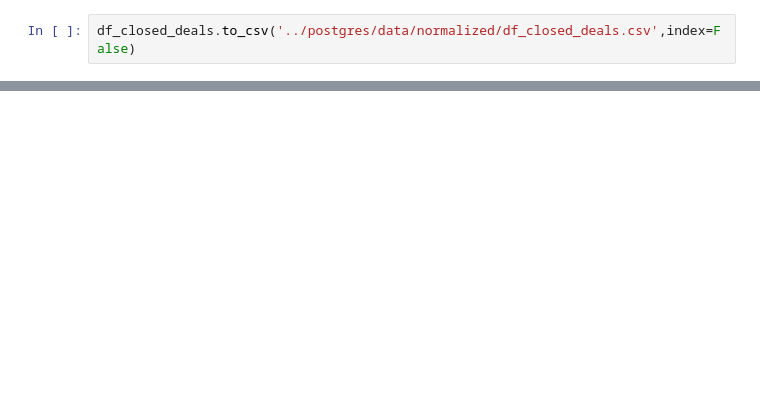
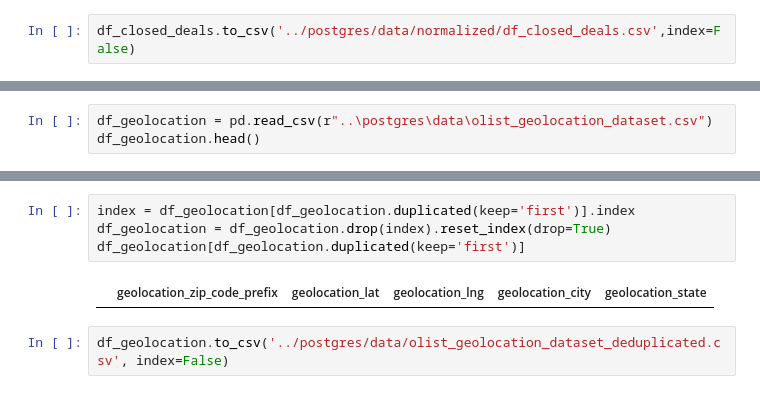
Before and after one commit to b1llywitant0/dbt-semantic-layer-implementation, a Jupyter notebook: analysis/EDA.ipynb, the cells around one changed output, grey strips where cells are left out. Cells and saved outputs as stored; diff of their text form; blank space fills up the shorter version.

```diff
--- a/analysis/EDA.ipynb
+++ b/analysis/EDA.ipynb
@@ -1630,0 +1633,3 @@ df_closed_deals.to_csv('../postgres/data/normalized/df_closed_deals.csv',index=F
+# %%
+df_geolocation = pd.read_csv(r"..\postgres\data\olist_geolocation_dataset.csv")
+df_geolocation.head()
@@ -1630,0 +1658,8 @@ df_closed_deals.to_csv('../postgres/data/normalized/df_closed_deals.csv',index=F
+# %%
+index = df_geolocation[df_geolocation.duplicated(keep='first')].index
+df_geolocation = df_geolocation.drop(index).reset_index(drop=True)
+df_geolocation[df_geolocation.duplicated(keep='first')]
+# %% [output]
+|  | geolocation_zip_code_prefix | geolocation_lat | geolocation_lng | geolocation_city | geolocation_state |
+# %%
+df_geolocation.to_csv('../postgres/data/olist_geolocation_dataset_deduplicated.csv', index=False)
```
Also changed, not shown: parts of 3 cells of this notebook, 4 other files.
